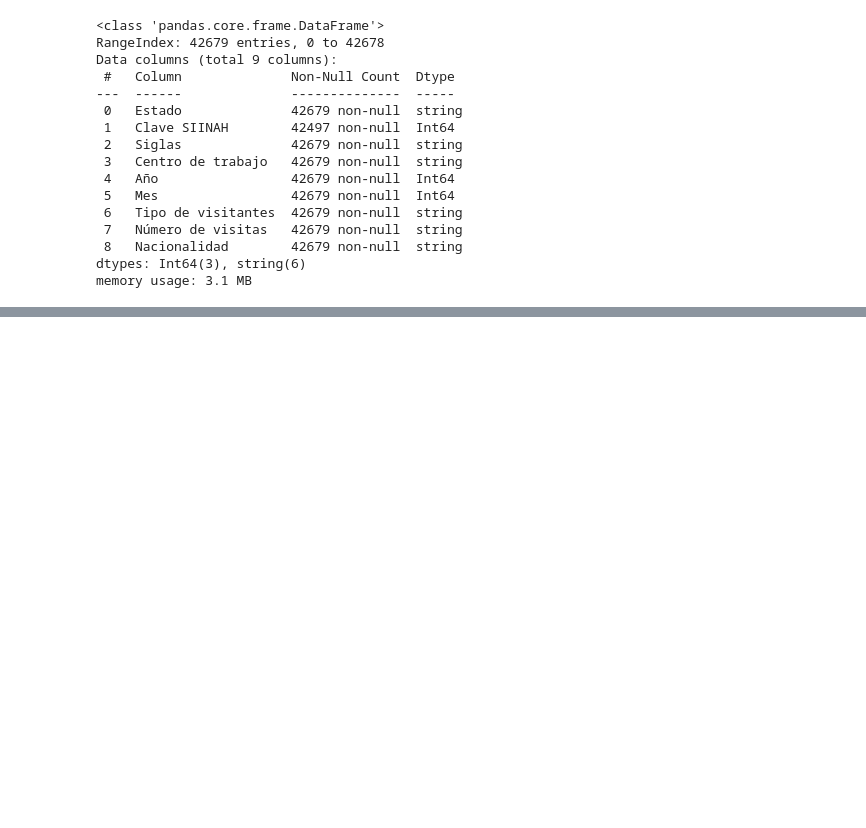
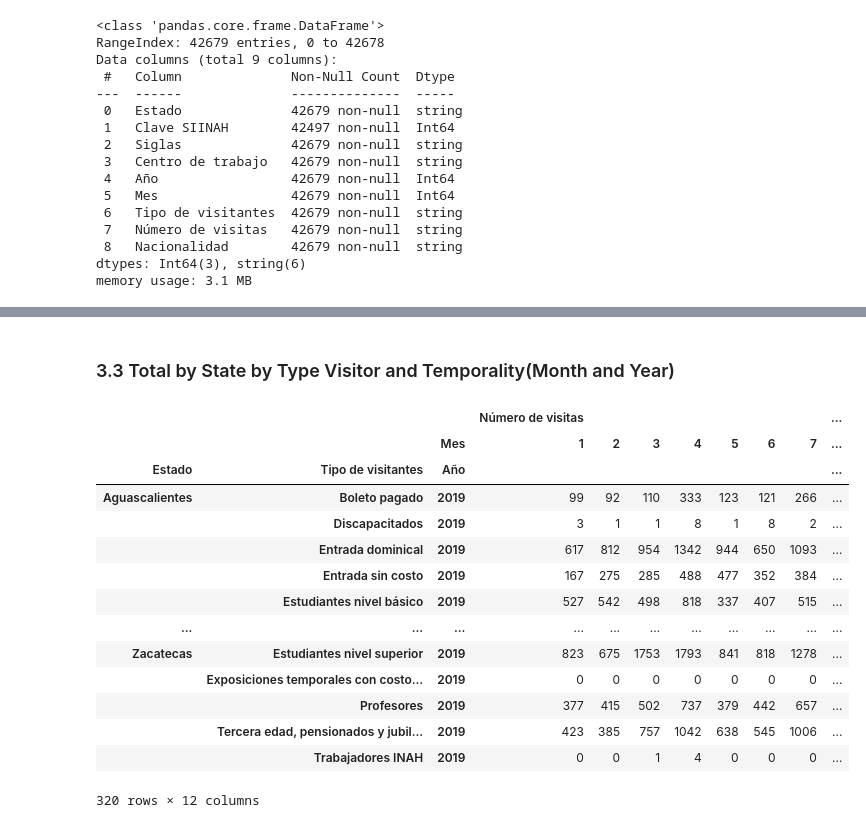
Before and after one commit to JoseMelNet/Reto_Data_Science_INAH, a Jupyter notebook: main.ipynb, the cells around one changed output, grey strips where cells are left out. Saved outputs shown, nothing was run; the diff lists cells and outputs as text; code cells hidden in the pictures; blank space fills up the shorter version.

```diff
--- a/main.ipynb
+++ b/main.ipynb
@@ -134,0 +226,22 @@ dfn.groupby('Mes').sum()
+# %% [markdown]
+### 3.3 Total by State by Type Visitor and Temporality(Month and Year)
+# %%
+# Group data by 'Estado', 'Visitante' and Temporality
+df_state_type_visitor_temporality = dfn.groupby(['Estado', 'Tipo de visitantes', 'Año', 'Mes'])['Número de visitas'].sum().to_frame()
+df_state_type_visitor_temporality.unstack()
+# %% [output]
+|  |  |  | Número de visitas |  |  |  |  |  |  | ... |
+|  |  | Mes | 1 | 2 | 3 | 4 | 5 | 6 | 7 | ... |
+| Estado | Tipo de visitantes | Año |  |  |  |  |  |  |  | ... |
+| Aguascalientes | Boleto pagado | 2019 | 99 | 92 | 110 | 333 | 123 | 121 | 266 | ... |
+|  | Discapacitados | 2019 | 3 | 1 | 1 | 8 | 1 | 8 | 2 | ... |
+|  | Entrada dominical | 2019 | 617 | 812 | 954 | 1342 | 944 | 650 | 1093 | ... |
+|  | Entrada sin costo | 2019 | 167 | 275 | 285 | 488 | 477 | 352 | 384 | ... |
+|  | Estudiantes nivel básico | 2019 | 527 | 542 | 498 | 818 | 337 | 407 | 515 | ... |
+| ... | ... | ... | ... | ... | ... | ... | ... | ... | ... | ... |
+| Zacatecas | Estudiantes nivel superior | 2019 | 823 | 675 | 1753 | 1793 | 841 | 818 | 1278 | ... |
+|  | Exposiciones temporales con costo... | 2019 | 0 | 0 | 0 | 0 | 0 | 0 | 0 | ... |
+|  | Profesores | 2019 | 377 | 415 | 502 | 737 | 379 | 442 | 657 | ... |
+|  | Tercera edad, pensionados y jubil... | 2019 | 423 | 385 | 757 | 1042 | 638 | 545 | 1006 | ... |
+|  | Trabajadores INAH | 2019 | 0 | 0 | 1 | 4 | 0 | 0 | 0 | ... |
+320 rows × 12 columns
```
Also changed, not shown: parts of 44 cells of this notebook, 1 other file.
